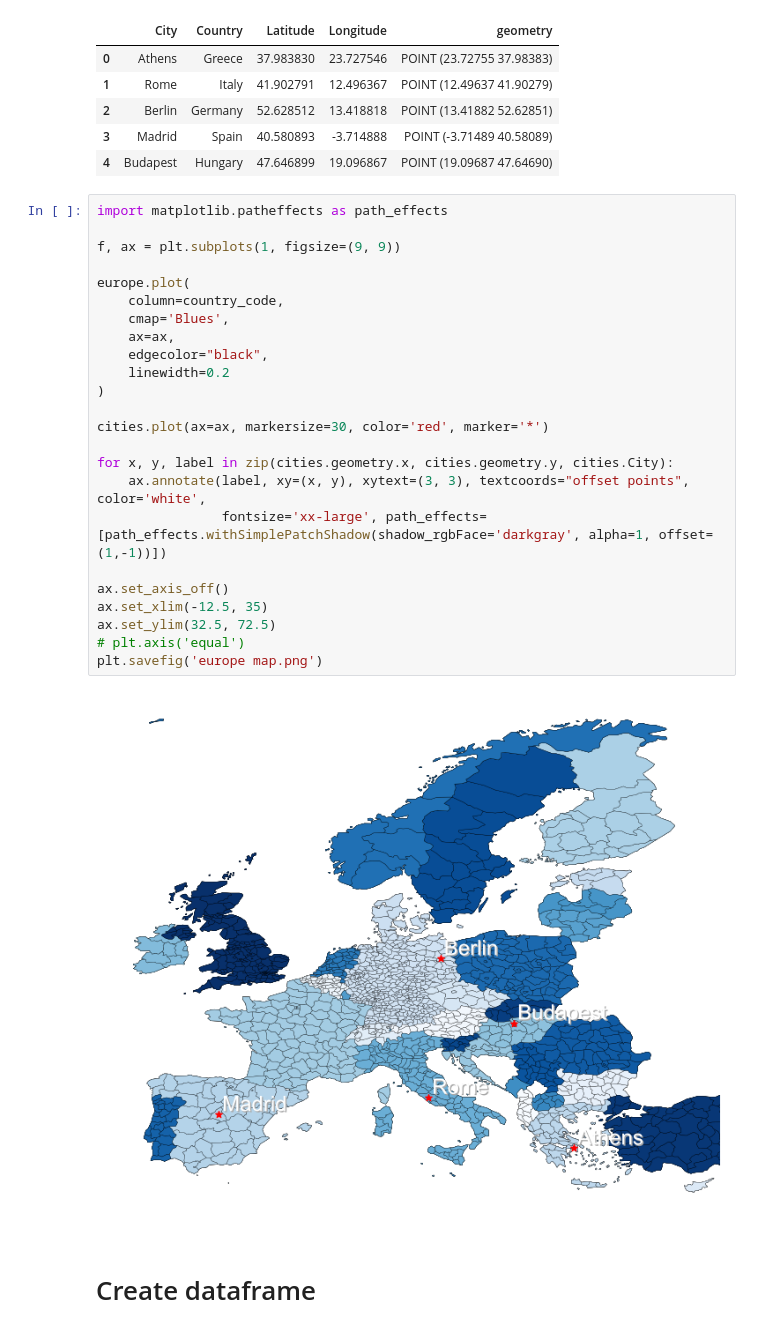
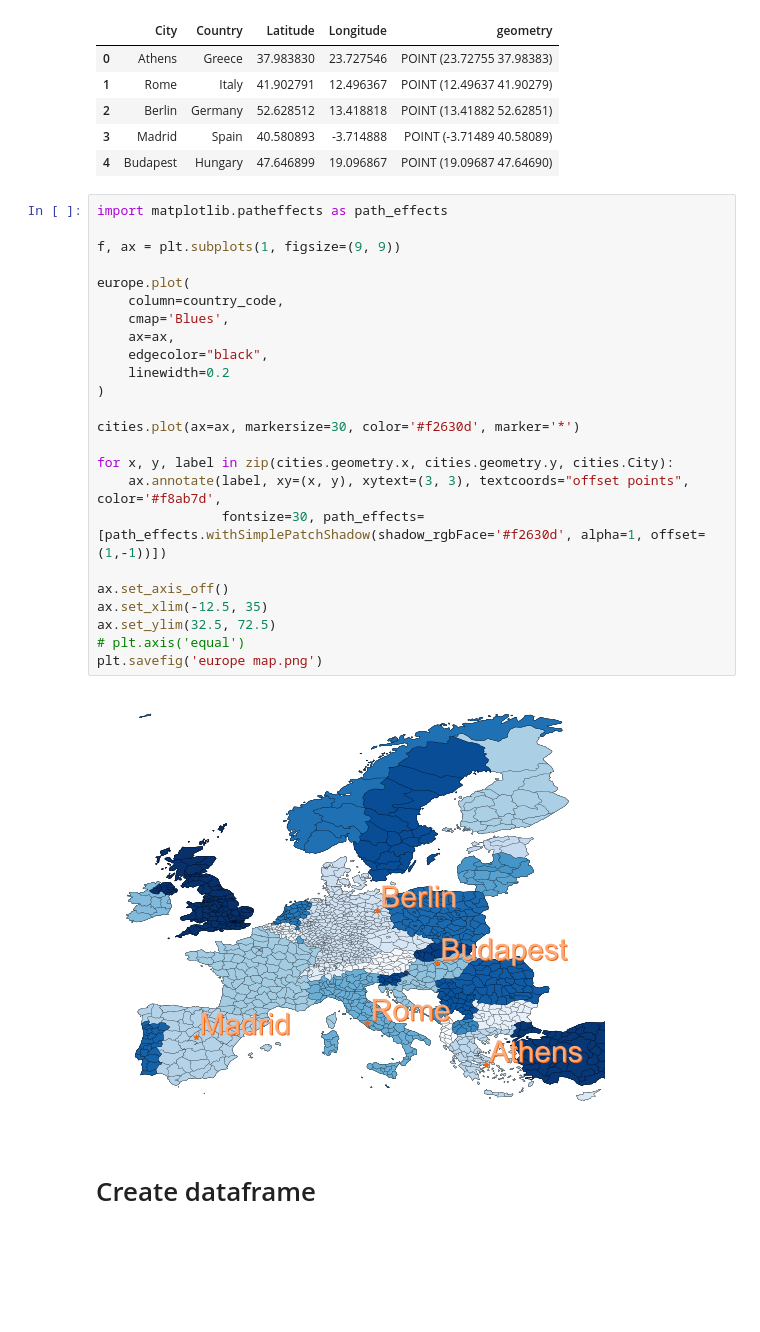
Before and after one commit to thomasmaliappis/urban-computing-project, a Jupyter notebook: dataset_analysis.ipynb, the cells around one changed output. Cells and saved outputs as stored; diff of their text form; blank space fills up the shorter version.

```diff
--- a/dataset_analysis.ipynb
+++ b/dataset_analysis.ipynb
@@ -47,29 +47,29 @@ cities
 # %%
 import matplotlib.patheffects as path_effects
 
 f, ax = plt.subplots(1, figsize=(9, 9))
 
 europe.plot(
     column=country_code,
     cmap='Blues',
     ax=ax,
     edgecolor="black",
     linewidth=0.2
 )
 
-cities.plot(ax=ax, markersize=30, color='red', marker='*')
+cities.plot(ax=ax, markersize=30, color='#f2630d', marker='*')
 
 for x, y, label in zip(cities.geometry.x, cities.geometry.y, cities.City):
-    ax.annotate(label, xy=(x, y), xytext=(3, 3), textcoords="offset points", color='white',
-                fontsize='xx-large', path_effects=[path_effects.withSimplePatchShadow(shadow_rgbFace='darkgray', alpha=1, offset=(1,-1))])
+    ax.annotate(label, xy=(x, y), xytext=(3, 3), textcoords="offset points", color='#f8ab7d',
+                fontsize=30, path_effects=[path_effects.withSimplePatchShadow(shadow_rgbFace='#f2630d', alpha=1, offset=(1,-1))])
 
 ax.set_axis_off()
 ax.set_xlim(-12.5, 35)
 ax.set_ylim(32.5, 72.5)
 # plt.axis('equal')
 plt.savefig('europe map.png')
 # %% [output]
-[figure, old version]
+[figure, new version]
 # %% [markdown]
 # Create dataframe
 # %%
```
Also changed, not shown: parts of 2 cells of this notebook, 1 other file.
